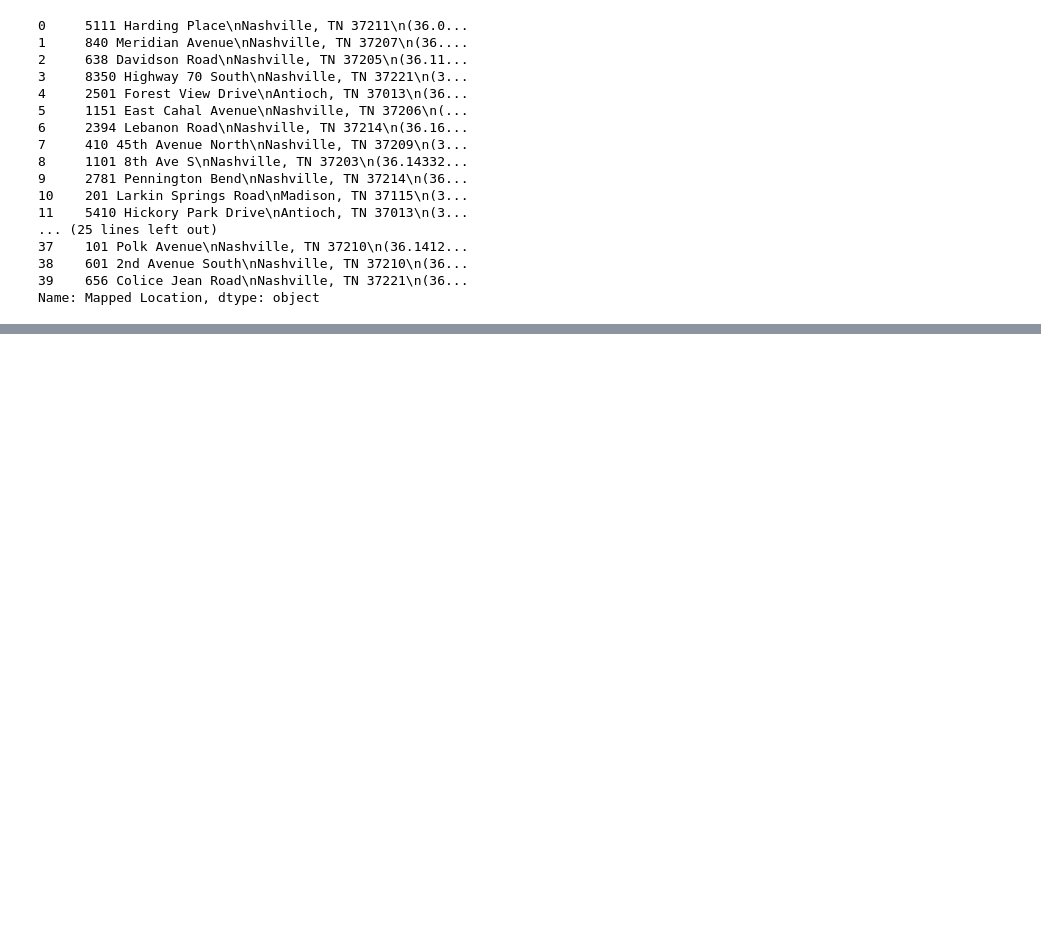
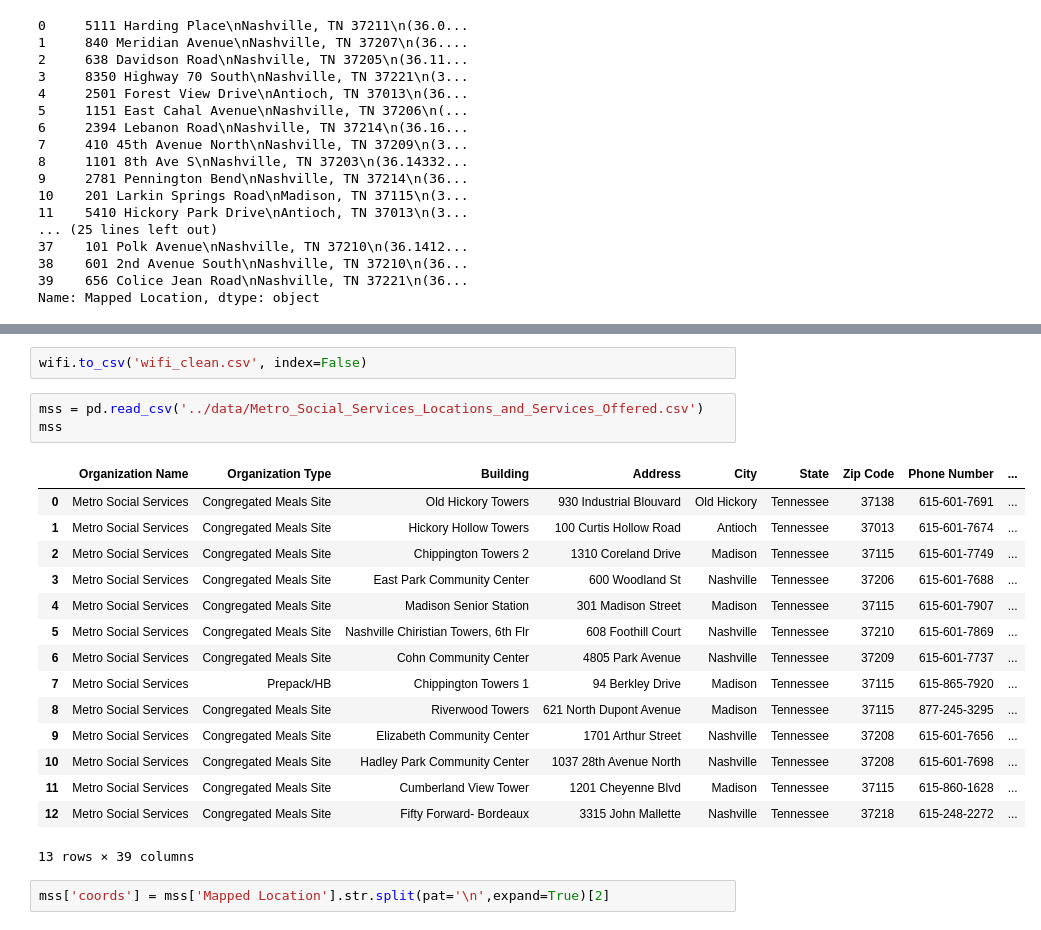
Before and after one commit to Luna-Agora/caps, a Jupyter notebook: notebooks/data_cleaning.ipynb, the cells around one changed output, grey strips where cells are left out. Drawn from its saved outputs; the diff is of its cells as text; blank space fills up the shorter version.

```diff
--- a/notebooks/data_cleaning.ipynb
+++ b/notebooks/data_cleaning.ipynb
@@ -121,0 +230,23 @@ fire['Mapped Location'][1]
+# %%
+wifi.to_csv('wifi_clean.csv', index=False)
+# %%
+mss = pd.read_csv('../data/Metro_Social_Services_Locations_and_Services_Offered.csv')
+mss
+# %% [output]
+|  | Organization Name | Organization Type | Building | Address | City | State | Zip Code | Phone Number | ... |
+| 0 | Metro Social Services | Congregated Meals Site | Old Hickory Towers | 930 Industrial Blouvard | Old Hickory | Tennessee | 37138 | 615-601-7691 | ... |
+| 1 | Metro Social Services | Congregated Meals Site | Hickory Hollow Towers | 100 Curtis Hollow Road | Antioch | Tennessee | 37013 | 615-601-7674 | ... |
+| 2 | Metro Social Services | Congregated Meals Site | Chippington Towers 2 | 1310 Coreland Drive | Madison | Tennessee | 37115 | 615-601-7749 | ... |
+| 3 | Metro Social Services | Congregated Meals Site | East Park Community Center | 600 Woodland St | Nashville | Tennessee | 37206 | 615-601-7688 | ... |
+| 4 | Metro Social Services | Congregated Meals Site | Madison Senior Station | 301 Madison Street | Madison | Tennessee | 37115 | 615-601-7907 | ... |
+| 5 | Metro Social Services | Congregated Meals Site | Nashville Chiristian Towers, 6th Flr | 608 Foothill Court | Nashville | Tennessee | 37210 | 615-601-7869 | ... |
+| 6 | Metro Social Services | Congregated Meals Site | Cohn Community Center | 4805 Park Avenue | Nashville | Tennessee | 37209 | 615-601-7737 | ... |
+| 7 | Metro Social Services | Prepack/HB | Chippington Towers 1 | 94 Berkley Drive | Madison | Tennessee | 37115 | 615-865-7920 | ... |
+| 8 | Metro Social Services | Congregated Meals Site | Riverwood Towers | 621 North Dupont Avenue | Madison | Tennessee | 37115 | 877-245-3295 | ... |
+| 9 | Metro Social Services | Congregated Meals Site | Elizabeth Community Center | 1701 Arthur Street | Nashville | Tennessee | 37208 | 615-601-7656 | ... |
+| 10 | Metro Social Services | Congregated Meals Site | Hadley Park Community Center | 1037 28th Avenue North | Nashville | Tennessee | 37208 | 615-601-7698 | ... |
+| 11 | Metro Social Services | Congregated Meals Site | Cumberland View Tower | 1201 Cheyenne Blvd | Madison | Tennessee | 37115 | 615-860-1628 | ... |
+| 12 | Metro Social Services | Congregated Meals Site | Fifty Forward- Bordeaux | 3315 John Mallette | Nashville | Tennessee | 37218 | 615-248-2272 | ... |
+13 rows × 39 columns
+# %%
+mss['coords'] = mss['Mapped Location'].str.split(pat='\n',expand=True)[2]
```
Also changed, not shown: parts of 31 cells of this notebook, 7 other files.
